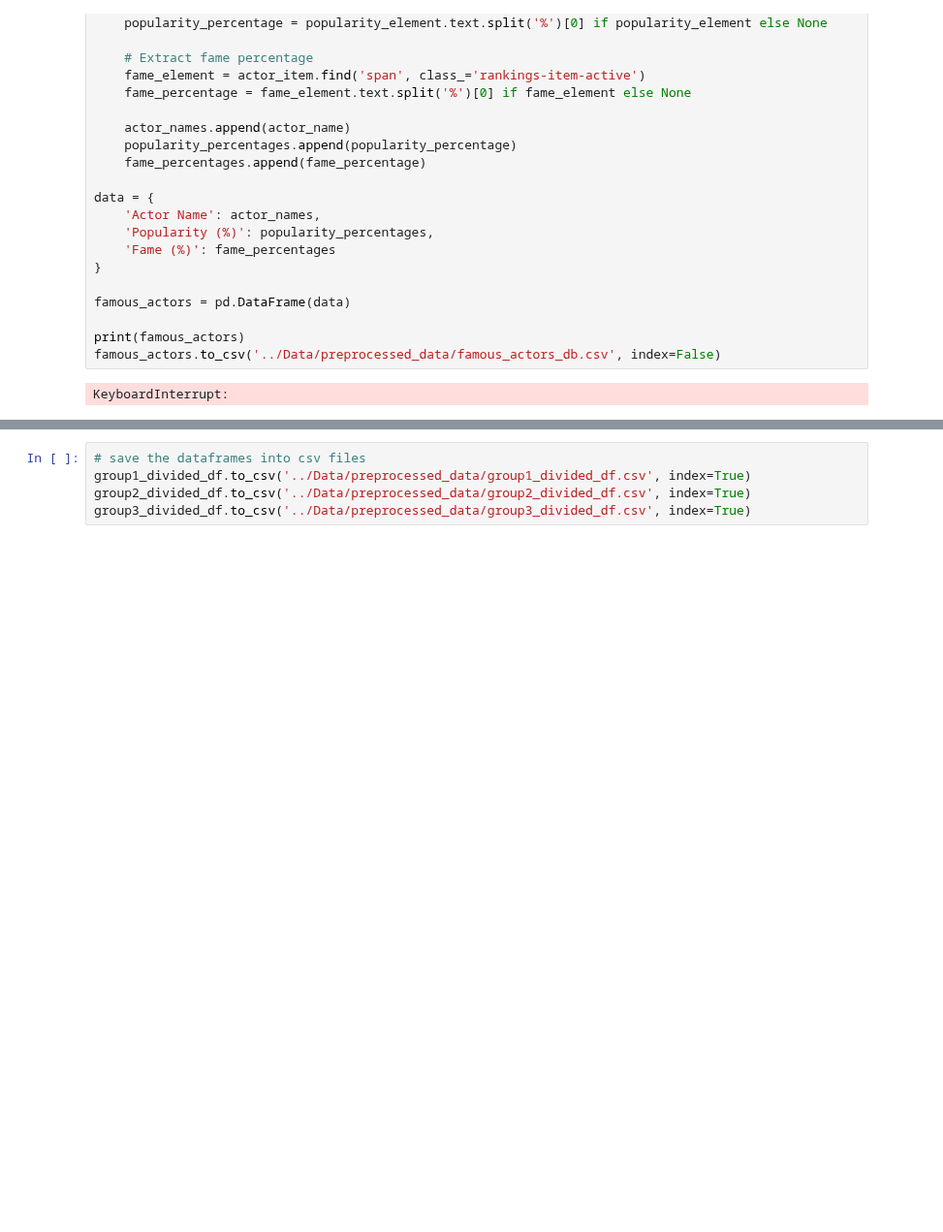
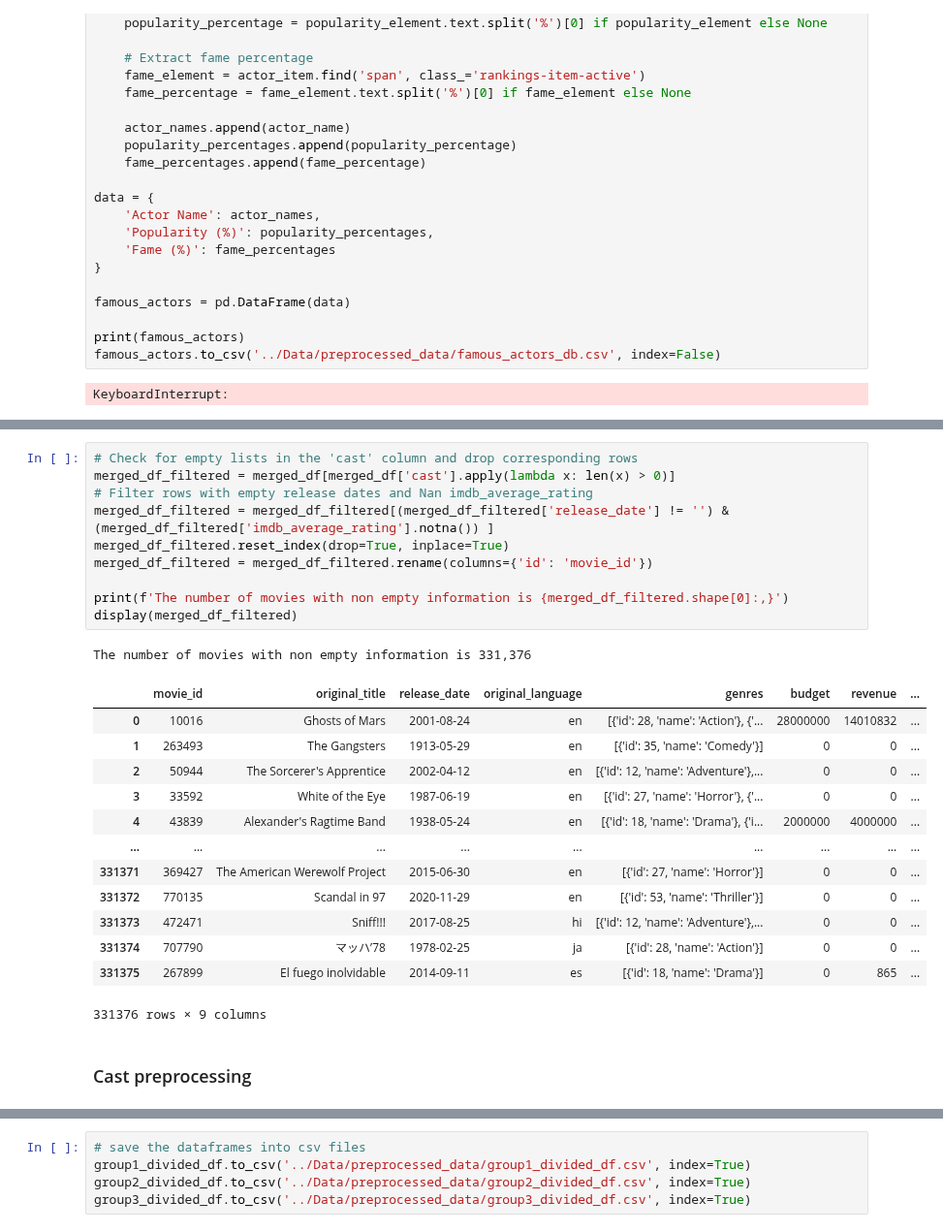
Before and after one commit to epfl-ada/ada-2023-project-cinemada, a Jupyter notebook: Preprocessing/fame.ipynb, the cells around one changed output, grey strips where cells are left out. Shown at 97% size. Saved outputs shown, nothing was run; the diff lists cells and outputs as text; blank space fills up the shorter version.

```diff
--- a/Preprocessing/fame.ipynb
+++ b/Preprocessing/fame.ipynb
@@ -589,0 +135,27 @@ invalid value encountered in scalar divide
+# %%
+# Check for empty lists in the 'cast' column and drop corresponding rows
+merged_df_filtered = merged_df[merged_df['cast'].apply(lambda x: len(x) > 0)]
+# Filter rows with empty release dates and Nan imdb_average_rating
+merged_df_filtered = merged_df_filtered[(merged_df_filtered['release_date'] != '') & (merged_df_filtered['imdb_average_rating'].notna()) ]
+merged_df_filtered.reset_index(drop=True, inplace=True)
+merged_df_filtered = merged_df_filtered.rename(columns={'id': 'movie_id'})
+
+print(f'The number of movies with non empty information is {merged_df_filtered.shape[0]:,}')
+display(merged_df_filtered)
+# %% [output]
+The number of movies with non empty information is 331,376
+|  | movie_id | original_title | release_date | original_language | genres | budget | revenue | ... |
+| 0 | 10016 | Ghosts of Mars | 2001-08-24 | en | [{'id': 28, 'name': 'Action'}, {'... | 28000000 | 14010832 | ... |
+| 1 | 263493 | The Gangsters | 1913-05-29 | en | [{'id': 35, 'name': 'Comedy'}] | 0 | 0 | ... |
+| 2 | 50944 | The Sorcerer's Apprentice | 2002-04-12 | en | [{'id': 12, 'name': 'Adventure'},... | 0 | 0 | ... |
+| 3 | 33592 | White of the Eye | 1987-06-19 | en | [{'id': 27, 'name': 'Horror'}, {'... | 0 | 0 | ... |
+| 4 | 43839 | Alexander's Ragtime Band | 1938-05-24 | en | [{'id': 18, 'name': 'Drama'}, {'i... | 2000000 | 4000000 | ... |
+| ... | ... | ... | ... | ... | ... | ... | ... | ... |
+| 331371 | 369427 | The American Werewolf Project | 2015-06-30 | en | [{'id': 27, 'name': 'Horror'}] | 0 | 0 | ... |
+| 331372 | 770135 | Scandal in 97 | 2020-11-29 | en | [{'id': 53, 'name': 'Thriller'}] | 0 | 0 | ... |
+| 331373 | 472471 | Sniff!!! | 2017-08-25 | hi | [{'id': 12, 'name': 'Adventure'},... | 0 | 0 | ... |
+| 331374 | 707790 | マッハ’78 | 1978-02-25 | ja | [{'id': 28, 'name': 'Action'}] | 0 | 0 | ... |
+| 331375 | 267899 | El fuego inolvidable | 2014-09-11 | es | [{'id': 18, 'name': 'Drama'}] | 0 | 865 | ... |
+331376 rows × 9 columns
+# %% [markdown]
+### Cast preprocessing
```
Also changed, not shown: parts of 45 cells of this notebook.
